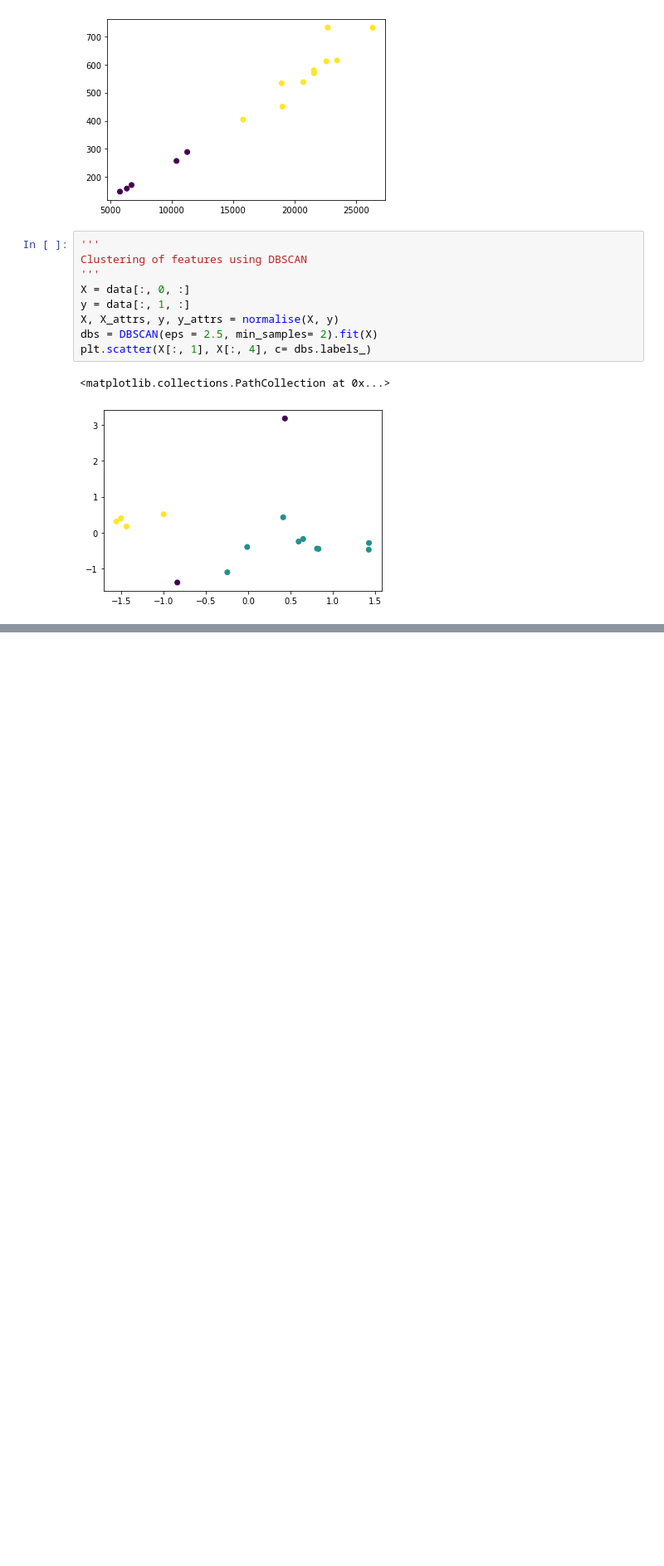
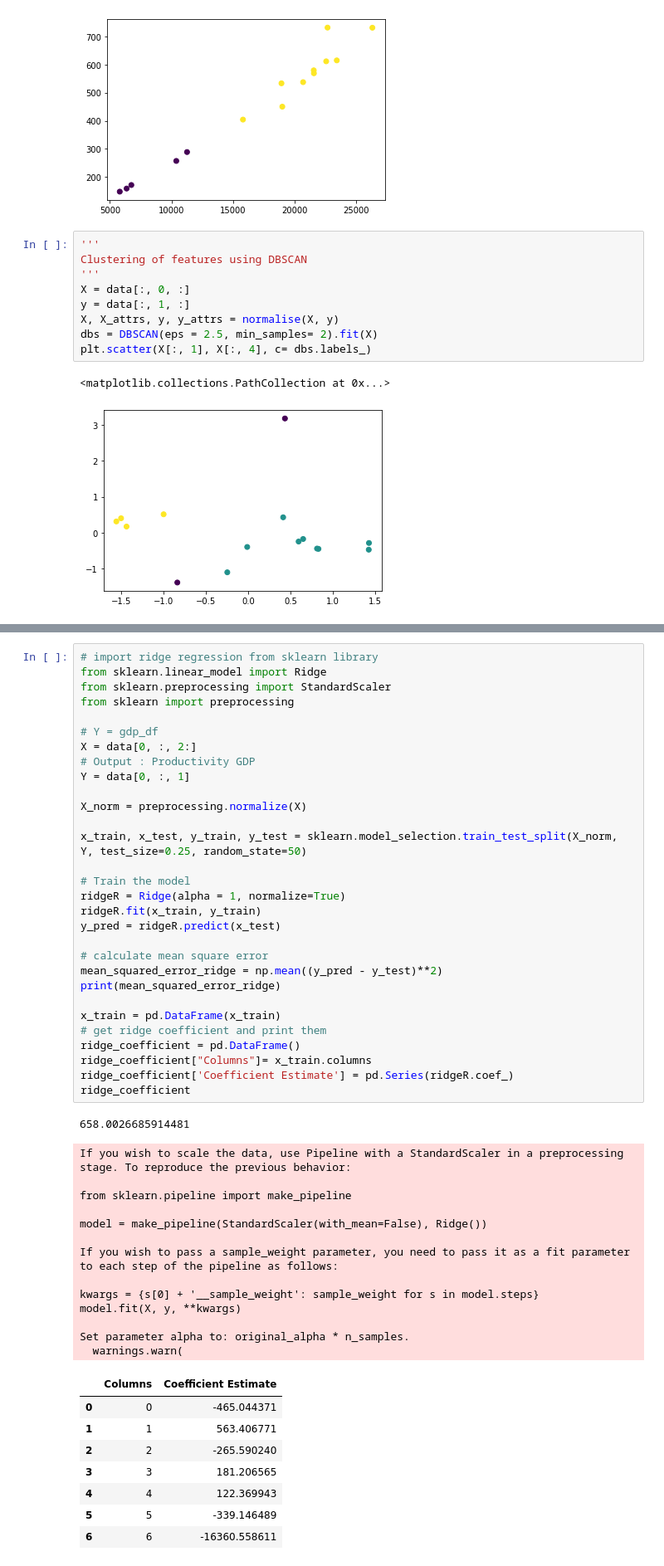
Before and after one commit to nisa-bayraktar/european_productivity, a Jupyter notebook: combined_features.ipynb, the cells around one changed output, grey strips where cells are left out. Shown: that part at 83% size. Drawn from its saved outputs; the diff is of its cells as text; blank space fills up the shorter version.

```diff
--- a/combined_features.ipynb
+++ b/combined_features.ipynb
@@ -579,0 +690,53 @@ fig2 = plt.scatter(X_embedded[:, 0], X_embedded[:, 1])
+# %%
+# import ridge regression from sklearn library
+from sklearn.linear_model import Ridge
+from sklearn.preprocessing import StandardScaler
+from sklearn import preprocessing
+
+# Y = gdp_df
+X = data[0, :, 2:]
+# Output : Productivity GDP
+Y = data[0, :, 1]
+
+X_norm = preprocessing.normalize(X)
+
+x_train, x_test, y_train, y_test = sklearn.model_selection.train_test_split(X_norm, Y, test_size=0.25, random_state=50)
+
+# Train the model
+ridgeR = Ridge(alpha = 1, normalize=True)
+ridgeR.fit(x_train, y_train)
+y_pred = ridgeR.predict(x_test)
+
+# calculate mean square error
+mean_squared_error_ridge = np.mean((y_pred - y_test)**2)
+print(mean_squared_error_ridge)
+
+x_train = pd.DataFrame(x_train)
+# get ridge coefficient and print them
+ridge_coefficient = pd.DataFrame()
+ridge_coefficient["Columns"]= x_train.columns
+ridge_coefficient['Coefficient Estimate'] = pd.Series(ridgeR.coef_)
+ridge_coefficient
+# %% [output]
+658.0026685914481
+If you wish to scale the data, use Pipeline with a StandardScaler in a preprocessing stage. To reproduce the previous behavior:
+
+from sklearn.pipeline import make_pipeline
+
+model = make_pipeline(StandardScaler(with_mean=False), Ridge())
+
+If you wish to pass a sample_weight parameter, you need to pass it as a fit parameter to each step of the pipeline as follows:
+
+kwargs = {s[0] + '__sample_weight': sample_weight for s in model.steps}
+model.fit(X, y, **kwargs)
+
+Set parameter alpha to: original_alpha * n_samples.
+  warnings.warn(
+|  | Columns | Coefficient Estimate |
+| 0 | 0 | -465.044371 |
+| 1 | 1 | 563.406771 |
+| 2 | 2 | -265.590240 |
+| 3 | 3 | 181.206565 |
+| 4 | 4 | 122.369943 |
+| 5 | 5 | -339.146489 |
+| 6 | 6 | -16360.558611 |
```
Also changed, not shown: parts of 19 cells of this notebook.
